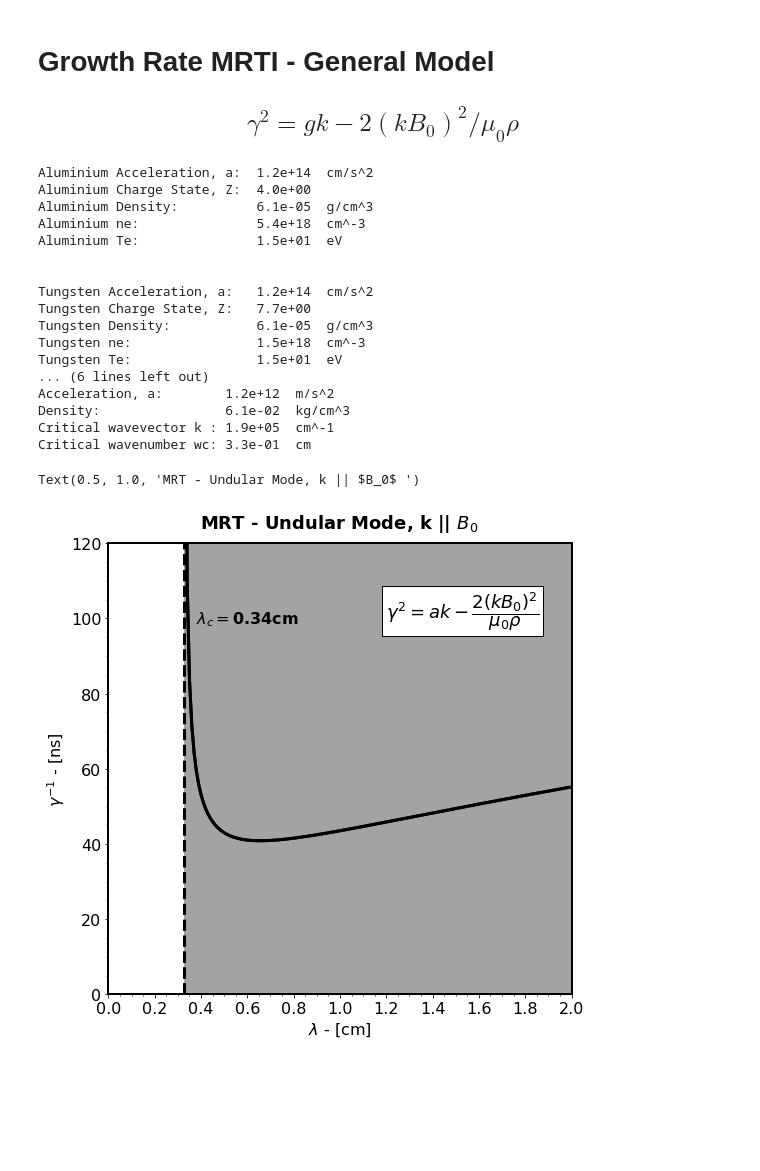
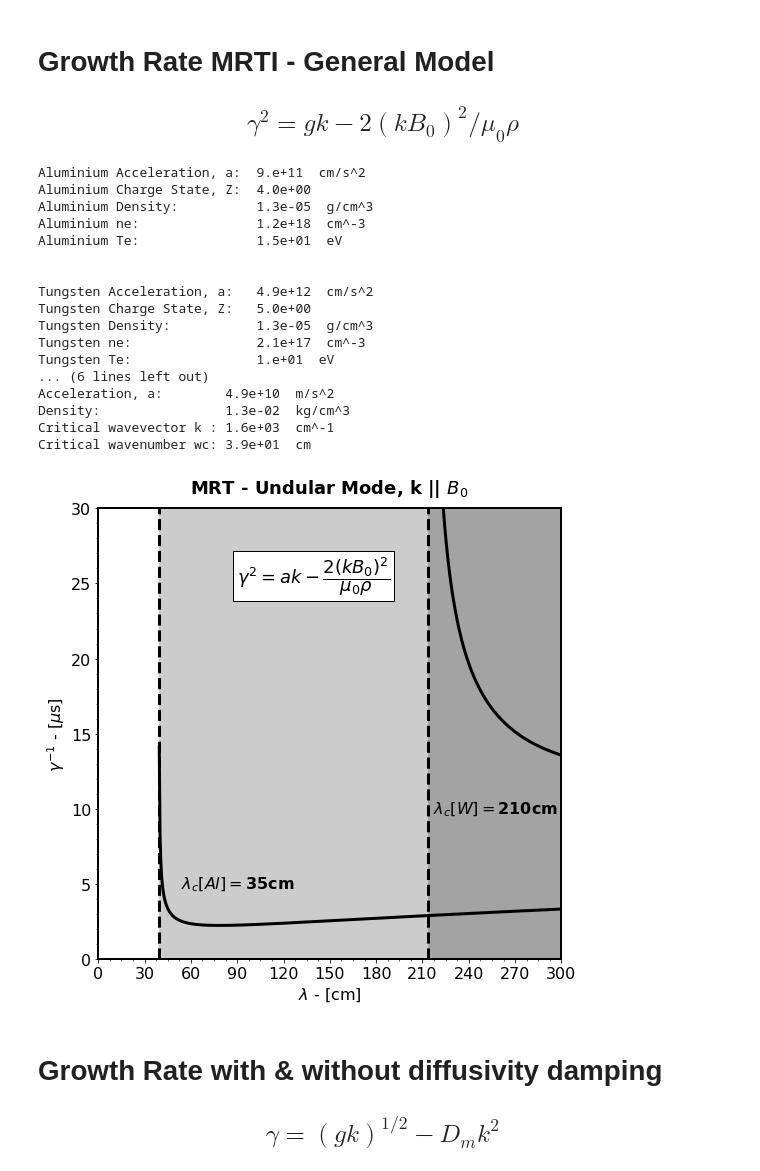
Before and after one commit to stemerlini/MagnetoRT, a Jupyter notebook: MagnetoRT.ipynb, the cells around one changed output. Saved outputs shown, nothing was run; the diff lists cells and outputs as text; code cells hidden in the pictures; blank space fills up the shorter version.

Commit message:
adjust the mass density + fixed the reynolds numbers plots + growth rate models with and without damping effects

```diff
--- a/MagnetoRT.ipynb
+++ b/MagnetoRT.ipynb
@@ -634,8 +631,8 @@ def growth_rate(plasma,wl):
 
 Te = 15
 
-al_flow         =    {'A':27, 'density': 6.1e-5, 'Te': Te , 'Ti': Te, 'V':5e6,  'L':0.2, 'Atw': 1, 'Zsrc': 'exp', 'B': 5}
-w_flow          =    {'A':183,'density': 6.1e-5, 'Te': Te , 'Ti': Te, 'V':5e6,  'L':0.2, 'Atw': 1, 'Zsrc': 'exp', 'B': 5}
+al_flow         =    {'A':27, 'density': 1.3e-5, 'Te': Te , 'Ti': Te, 'V':3e5,  'L':0.1, 'Atw': 1, 'Zsrc': 'exp', 'B': 5}
+w_flow          =    {'A':183,'density': 1.3e-5, 'Te': 10 , 'Ti': 10, 'V':7e5,  'L':0.1, 'Atw': 1, 'Zsrc': 'exp', 'B': 5}
 
 al  =   plasma(**al_flow)
 w   =   plasma(**w_flow)
@@ -643,7 +640,7 @@ w   =   plasma(**w_flow)
 # CALCULATE THE GROWTH RATE WITH B FIELD - UNDULAR MODE
 # -------------------------------------------------------------------------------------
 
-wl = np.arange(0,2,0.01)                    # [cm]
+wl = np.arange(0,300,0.5)                    # [cm]
 
 print('Aluminium Acceleration, a:  ' + np.format_float_scientific(al.a, precision = 1, exp_digits=2)        +    '  cm/s^2')
 print('Aluminium Charge State, Z:  ' + np.format_float_scientific(al.Z, precision = 1, exp_digits=2))
@@ -670,59 +667,67 @@ gr_w, w_wl_c  = growth_rate(w,wl)
 
 fig = plt.figure(figsize=(8.3,8.3))
 ax0 = fig.add_subplot()
 
 for axis in ['top','bottom','left','right']:
     ax0.spines[axis].set_linewidth(2)
 
-ax0.plot(wl, 1e9/(gr_al)**0.5, lw = '3', color = 'black', label='')
+ax0.plot(wl, 1e6/(gr_al)**0.5, lw = '3', color = 'black', label='')
 ax0.axvline(x=al_wl_c*1e2, ls = '--', lw = '3', color = 'black',label='Aluminium' )
-ax0.axvspan(al_wl_c*1e2, 10, facecolor='black', alpha=0.2)
+ax0.axvspan(al_wl_c*1e2, 300, facecolor='black', alpha=0.2)
 
-ax0.plot(wl, 1e9/(gr_w)**0.5, lw = '3', color = 'black', label='')
+ax0.plot(wl, 1e6/(gr_w)**0.5, lw = '3', color = 'black', label='')
 ax0.axvline(x=w_wl_c*1e2, ls = '--', lw = '3', color = 'black',label='Tungsten' )
-ax0.axvspan(w_wl_c*1e2, 10, facecolor='black', alpha=0.2)
+ax0.axvspan(w_wl_c*1e2, 300, facecolor='black', alpha=0.2)
 
-ax0.set_ylim([0,120])
-ax0.set_xlim([0,2])
-ax0.set_xticks(np.arange(0,2.1,0.2))
-ax0.set_yticks(np.arange(0,121,20))
+ax0.set_ylim([0,30])
+ax0.set_yticks(np.arange(0,30.1,5))
+
+ax0.set_xlim([0,300])
+ax0.set_xticks(np.arange(0,300.1,30))
+
 
 # Plot Properties
 ax0.tick_params(labelsize=16)
 # ax0.grid(True, linestyle='--', alpha = 0.4)
 
 ax0.set_xlabel(r'$\lambda$ - [cm]', fontsize=16)
-ax0.set_ylabel(r'$\gamma^{-1}$ - [ns]', fontsize=16)
+ax0.set_ylabel(r'$\gamma^{-1}$ - [$\mu$s]', fontsize=16)
 ax0.minorticks_on()
 # ax0.legend(loc = 'best', fontsize = 16)
 
 t = ax0.text(
-    0.6, 100, "$\lambda_c = $"+str(0.34)+'cm', color = "black", weight="bold", ha="center", va="center", size=16)
+    90, 5, "$\lambda_c [Al] = $"+str(35)+'cm', color = "black", weight="bold", ha="center", va="center", size=16)
 
-ax0.text(1.2, 100, r'$\gamma^2 = ak - \dfrac{2(kB_0)^2}{\mu_0\rho}$', fontsize = 18, color='black', bbox=dict(facecolor='white', edgecolor='black'))
+t = ax0.text(
+    257, 10, "$\lambda_c [W] = $"+str(210)+'cm', color = "black", weight="bold", ha="center", va="center", size=16)
+
+ax0.text(90, 25, r'$\gamma^2 = ak - \dfrac{2(kB_0)^2}{\mu_0\rho}$', fontsize = 18, color='black', bbox=dict(facecolor='white', edgecolor='black'))
 ax0.set_title('MRT - Undular Mode, k || $B_0$ ', fontsize = 18,  weight = 'bold', pad = "15")
 
-# plt.savefig('MRTUndularModeSameMassDensity.png', dpi=330)
+# plt.savefig('MRTUndularMode_1.3e-5_AL_W.png', dpi=330)
 # %% [output]
-Aluminium Acceleration, a:  1.2e+14  cm/s^2
+Aluminium Acceleration, a:  9.e+11  cm/s^2
 Aluminium Charge State, Z:  4.0e+00
-Aluminium Density:          6.1e-05  g/cm^3
-Aluminium ne:               5.4e+18  cm^-3
+Aluminium Density:          1.3e-05  g/cm^3
+Aluminium ne:               1.2e+18  cm^-3
 Aluminium Te:               1.5e+01  eV
 
 
-Tungsten Acceleration, a:   1.2e+14  cm/s^2
-Tungsten Charge State, Z:   7.7e+00
-Tungsten Density:           6.1e-05  g/cm^3
-Tungsten ne:                1.5e+18  cm^-3
-Tungsten Te:                1.5e+01  eV
+Tungsten Acceleration, a:   4.9e+12  cm/s^2
+Tungsten Charge State, Z:   5.0e+00
+Tungsten Density:           1.3e-05  g/cm^3
+Tungsten ne:                2.1e+17  cm^-3
+Tungsten Te:                1.e+01  eV
 ... (6 lines left out)
-Acceleration, a:        1.2e+12  m/s^2
-Density:                6.1e-02  kg/cm^3
-Critical wavevector k : 1.9e+05  cm^-1
-Critical wavenumber wc: 3.3e-01  cm
+Acceleration, a:        4.9e+10  m/s^2
+Density:                1.3e-02  kg/cm^3
+Critical wavevector k : 1.6e+03  cm^-1
+Critical wavenumber wc: 3.9e+01  cm
-Text(0.5, 1.0, 'MRT - Undular Mode, k || $B_0$ ')
-[figure, old version]
+[figure, new version]
+# %% [markdown]
+# Growth Rate with & without diffusivity damping
+
+## <h2> <center> $\gamma = (gk)^{1/2} - D_mk^2$ </center> </h2>
 # %%
 def growth_rate_damped(plasma, wl):
     a     =   plasma.a                                      # Acceleration          [cm/s^2]
```
Also changed, not shown: parts of 11 cells of this notebook, 7 other files.
